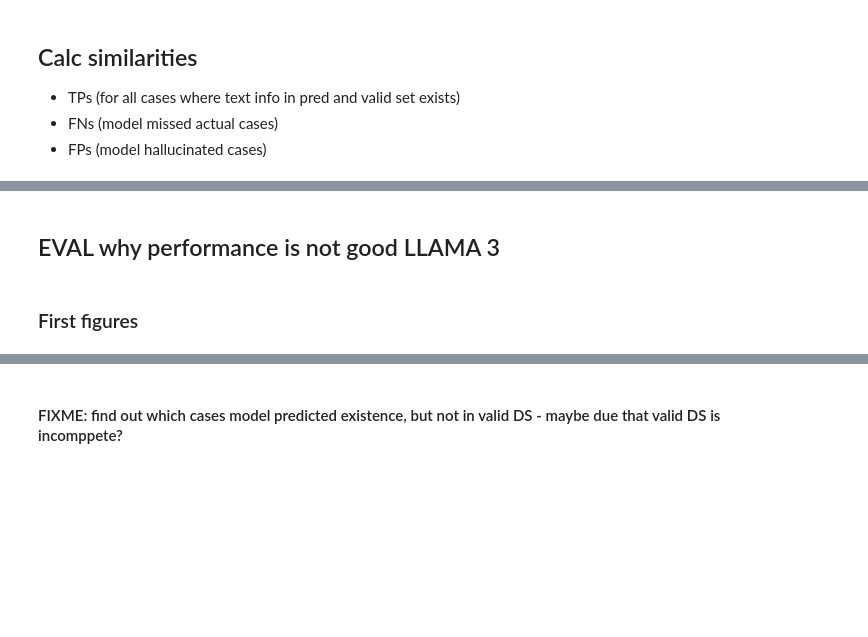
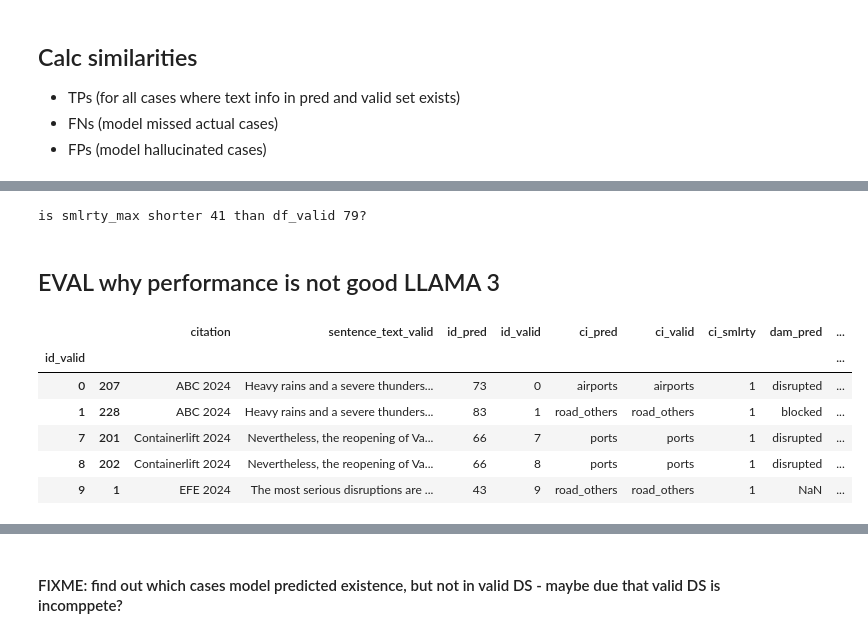
Before and after one commit to SWN-group-at-TU-Berlin/CI-impacts-information-retrieval, a Jupyter notebook: notebooks/llm_evaluation.ipynb, the cells around one changed output, grey strips where cells are left out. Drawn from its saved outputs; the diff is of its cells as text; code cells hidden in the pictures; blank space fills up the shorter version.

```diff
--- a/notebooks/llm_evaluation.ipynb
+++ b/notebooks/llm_evaluation.ipynb
@@ -371,6 +409,6 @@ helps in calculating FPs and FNs
 # %%
-df_pred["id_pred"] = df_pred.reset_index().index
-df_valid["id_valid"] = df_valid.reset_index().index
+df_pred.loc[:,"id_pred"] = df_pred.reset_index().index
+df_valid.loc[:,"id_valid"] = df_valid.reset_index().index
 # %% [markdown]
 #### As FUNC. postprocess -make CI gsubgroups
 # %% [markdown]
@@ -571,14 +619,14 @@ df_valid.info()
 # %%
-# unicode to ascii representation
+# # unicode to ascii representation
+# print("Apply unicode on CI and damages, but not on Locations (with ä, ü and other special chars) as it removes them potentially from the DFs" )
+# try:
+#     for col in ["infrastructure_group", "infrastructure_type", "damage", "location", "ci_entity", "geo_entity"]:
+#         df_pred[col] = df_pred[col].apply(lambda x: unidecode(x) if isinstance(x, str) else x) # handle potential np.nan
+# except KeyError as e:
+#     for col in ["infrastructure_group", "infrastructure_type", "damage", "location"]:
+#         df_pred[col] = df_pred[col].apply(lambda x: unidecode(x) if isinstance(x, str) else x) # handle potential np.nan
 
-try:
-    for col in ["infrastructure_group", "infrastructure_type", "damage", "ci_entity", "geo_entity"]:
-        df_pred[col] = df_pred[col].apply(lambda x: unidecode(x) if isinstance(x, str) else x) # handle potential np.nan
-except KeyError as e:
-    for col in ["infrastructure_group", "infrastructure_type", "damage"]:
-        df_pred[col] = df_pred[col].apply(lambda x: unidecode(x) if isinstance(x, str) else x) # handle potential np.nan
-
-for col in ["ci1_group", "ci1_type", "ci1_damage", "ci1_location"]:
-    df_valid[col] = df_valid[col].apply(lambda x: unidecode(x) if isinstance(x, str) else x) # handle potential np.nan
+# for col in ["ci1_group", "ci1_type", "ci1_damage", "ci1_location"]:
+#     df_valid[col] = df_valid[col].apply(lambda x: unidecode(x) if isinstance(x, str) else x) # handle potential np.nan
 # %% [markdown]
 #### Merge prediction entries with potential validation entries (nth:1 pairs)
@@ -1067,2 +1151,8 @@ for _, column_pred in zip(list_entity_valid, list_entity_pred):
+# %%
+# df_smltry_selmax == len(df_valid) - is it longer?
+
+print(f"is smlrty_max shorter {len(df_smltry_selmax)} than df_valid {len(df_valid)}?")
+# %% [output]
+is smlrty_max shorter 41 than df_valid 79?
 # %% [markdown]
 ## EVAL why performance is not good LLAMA 3
@@ -1071,2 +1158,0 @@ df_valid.head(5)
-# %% [markdown]
-### First figures
@@ -1082,0 +1159,10 @@ df_valid.head(5)
+# %%
+df_smltry_selmax[["citation", "sentence_text_valid", "id_pred", "id_valid", "ci_pred", "ci_valid", "ci_smlrty", "dam_pred", "dam_valid", "dam_smlrty", "loc_pred", "loc_valid", "loc_smlrty", "loc_smlrty_norm_pr"]].head(5)
+# %% [output]
+|  |  | citation | sentence_text_valid | id_pred | id_valid | ci_pred | ci_valid | ci_smlrty | dam_pred | ... |
+| id_valid |  |  |  |  |  |  |  |  |  | ... |
+| 0 | 207 | ABC 2024 | Heavy rains and a severe thunders... | 73 | 0 | airports | airports | 1 | disrupted | ... |
+| 1 | 228 | ABC 2024 | Heavy rains and a severe thunders... | 83 | 1 | road_others | road_others | 1 | blocked | ... |
+| 7 | 201 | Containerlift 2024 | Nevertheless, the reopening of Va... | 66 | 7 | ports | ports | 1 | disrupted | ... |
+| 8 | 202 | Containerlift 2024 | Nevertheless, the reopening of Va... | 66 | 8 | ports | ports | 1 | disrupted | ... |
+| 9 | 1 | EFE 2024 | The most serious disruptions are ... | 43 | 9 | road_others | road_others | 1 | NaN | ... |
```
Also changed, not shown: parts of 74 cells of this notebook.
